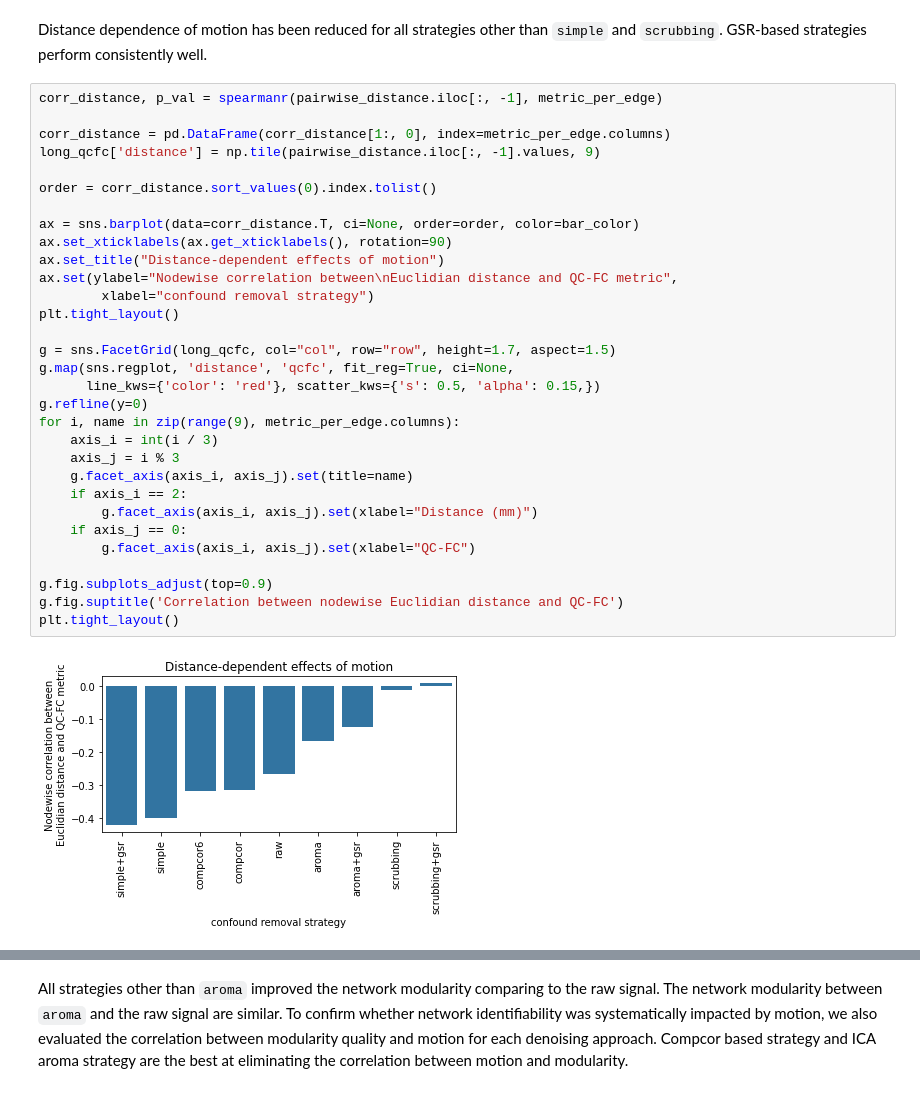
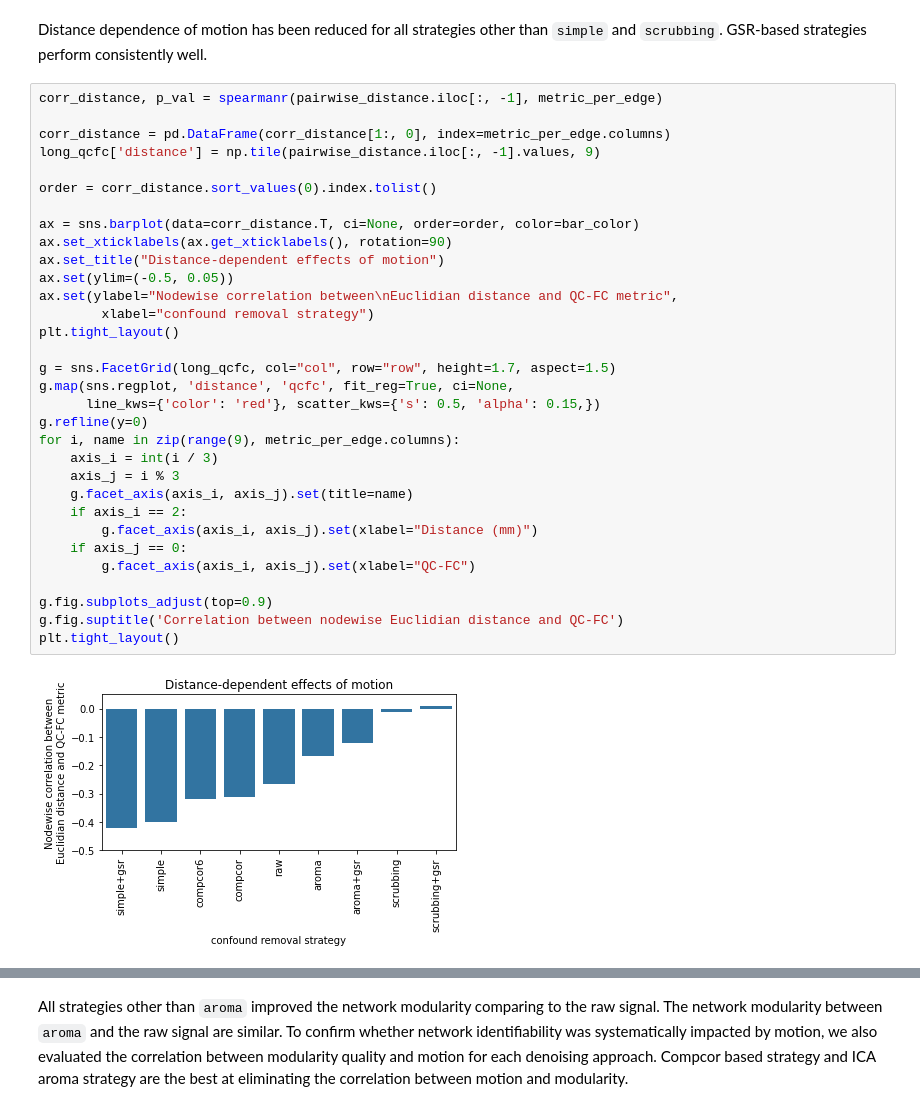
Before and after one commit to SIMEXP/fmriprep-denoise-benchmark, a Jupyter notebook: content/ohbm2022abstract.ipynb, the cells around one changed output, grey strips where cells are left out. Drawn from its saved outputs; the diff is of its cells as text.

```diff
--- a/content/ohbm2022abstract.ipynb
+++ b/content/ohbm2022abstract.ipynb
@@ -170,34 +170,35 @@ corr_distance, p_val = spearmanr(pairwise_distance.iloc[:, -1], metric_per_edge)
 
 corr_distance = pd.DataFrame(corr_distance[1:, 0], index=metric_per_edge.columns)
 long_qcfc['distance'] = np.tile(pairwise_distance.iloc[:, -1].values, 9)
 
 order = corr_distance.sort_values(0).index.tolist()
 
 ax = sns.barplot(data=corr_distance.T, ci=None, order=order, color=bar_color)
 ax.set_xticklabels(ax.get_xticklabels(), rotation=90)
 ax.set_title("Distance-dependent effects of motion")
+ax.set(ylim=(-0.5, 0.05))
 ax.set(ylabel="Nodewise correlation between\nEuclidian distance and QC-FC metric",
         xlabel="confound removal strategy")
 plt.tight_layout()
 
 g = sns.FacetGrid(long_qcfc, col="col", row="row", height=1.7, aspect=1.5)
 g.map(sns.regplot, 'distance', 'qcfc', fit_reg=True, ci=None,
       line_kws={'color': 'red'}, scatter_kws={'s': 0.5, 'alpha': 0.15,})
 g.refline(y=0)
 for i, name in zip(range(9), metric_per_edge.columns):
     axis_i = int(i / 3)
     axis_j = i % 3
     g.facet_axis(axis_i, axis_j).set(title=name)
     if axis_i == 2:
         g.facet_axis(axis_i, axis_j).set(xlabel="Distance (mm)")
     if axis_j == 0:
         g.facet_axis(axis_i, axis_j).set(xlabel="QC-FC")
 
 g.fig.subplots_adjust(top=0.9)
 g.fig.suptitle('Correlation between nodewise Euclidian distance and QC-FC')
 plt.tight_layout()
 # %% [output]
-[figure, old version]
+[figure, new version]
 [figure]
 # %% [markdown]
 All strategies other than `aroma` improved the network modularity comparing to the raw signal.
```
Also changed, not shown: 2 other files.
